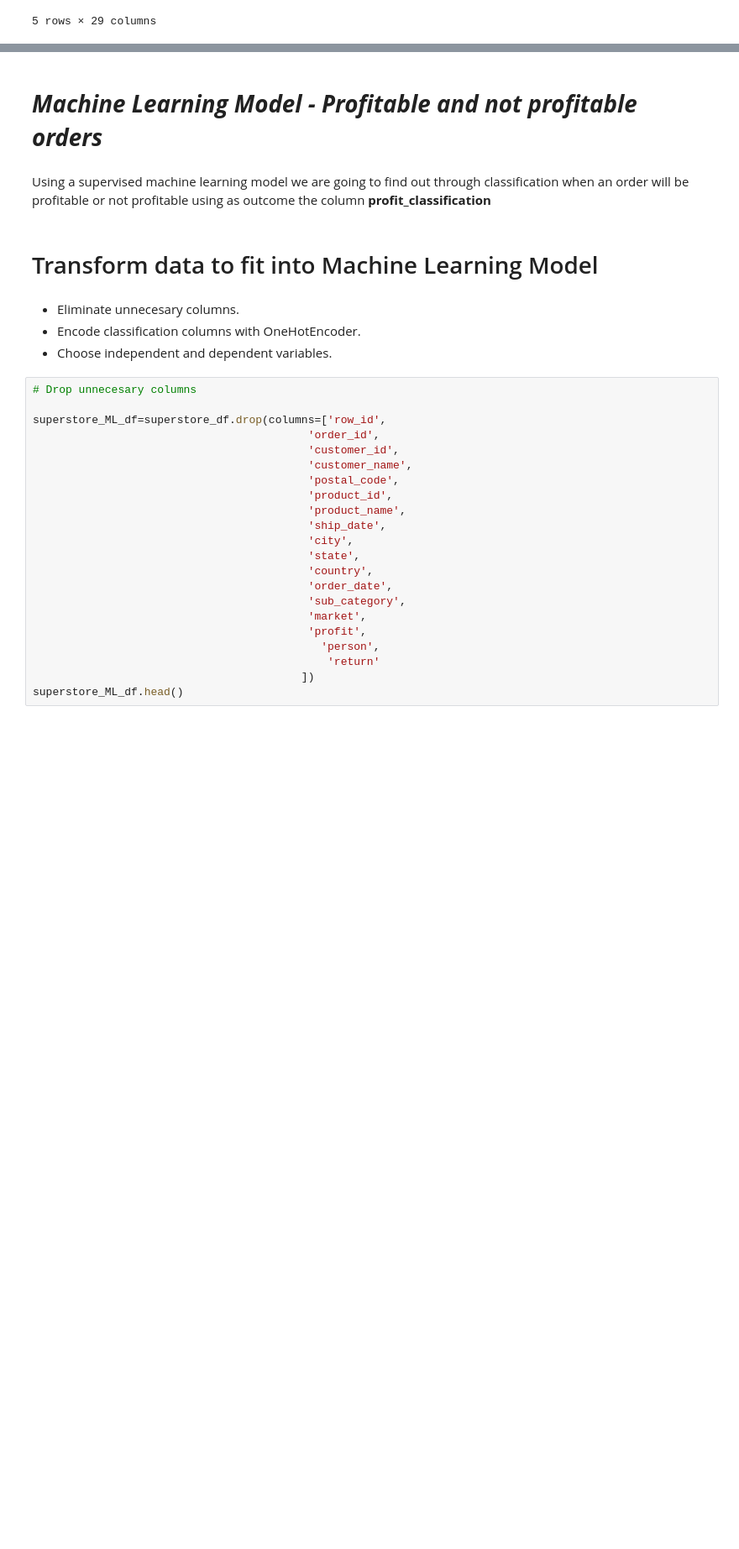
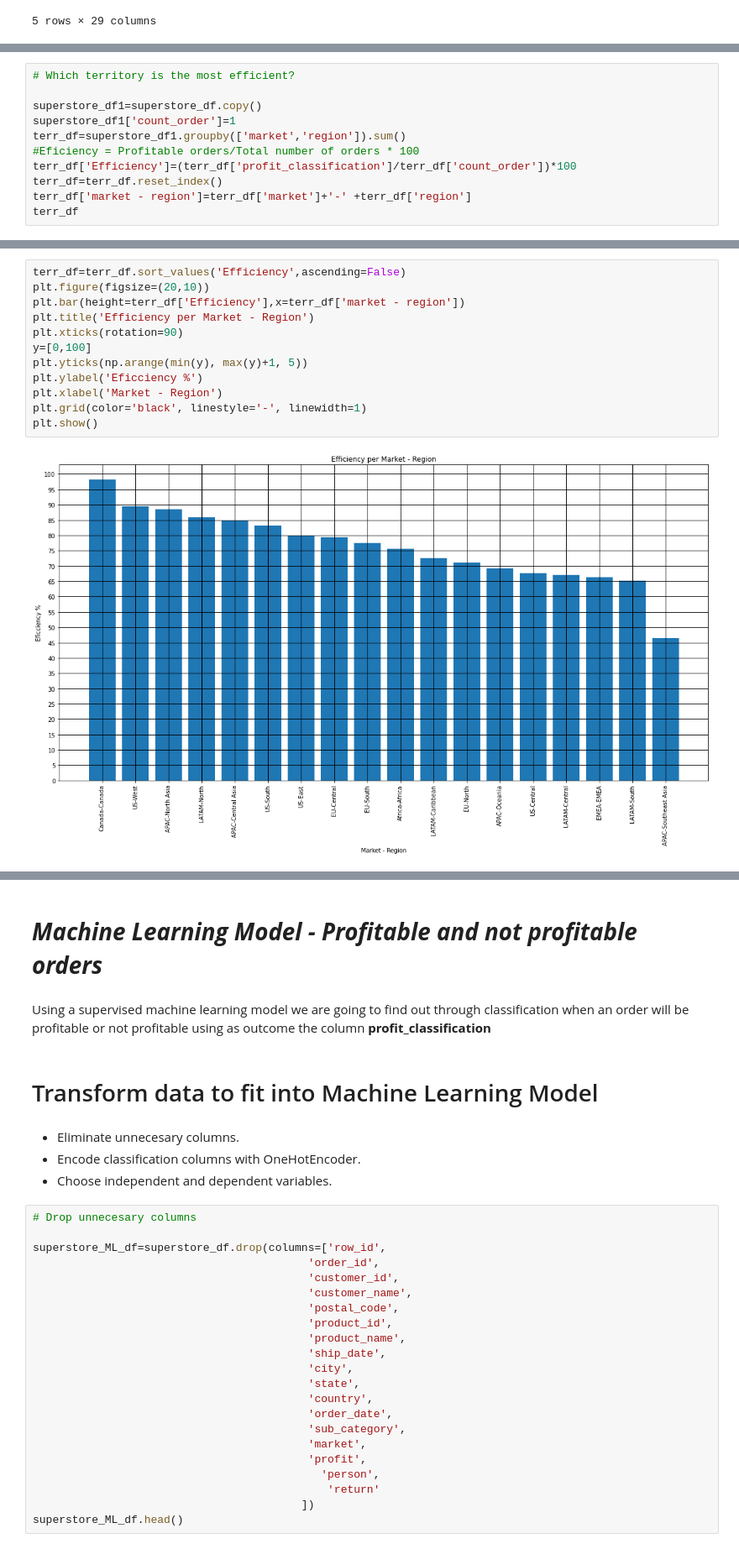
Before and after one commit to GaboRenovation/Bootcamp_final, a Jupyter notebook: Superstore_ML_Model.ipynb, the cells around one changed output, grey strips where cells are left out. Shown at 84% size. Saved outputs shown, nothing was run; the diff lists cells and outputs as text; blank space fills up the shorter version.

```diff
--- a/Superstore_ML_Model.ipynb
+++ b/Superstore_ML_Model.ipynb
@@ -203,0 +223,11 @@ superstore_df.head()
+# %%
+# Which territory is the most efficient?
+
+superstore_df1=superstore_df.copy()
+superstore_df1['count_order']=1
+terr_df=superstore_df1.groupby(['market','region']).sum()
+#Eficiency = Profitable orders/Total number of orders * 100
+terr_df['Efficiency']=(terr_df['profit_classification']/terr_df['count_order'])*100
+terr_df=terr_df.reset_index()
+terr_df['market - region']=terr_df['market']+'-' +terr_df['region']
+terr_df
@@ -203,0 +252,14 @@ superstore_df.head()
+# %%
+terr_df=terr_df.sort_values('Efficiency',ascending=False)
+plt.figure(figsize=(20,10))
+plt.bar(height=terr_df['Efficiency'],x=terr_df['market - region'])
+plt.title('Efficiency per Market - Region')
+plt.xticks(rotation=90)
+y=[0,100]
+plt.yticks(np.arange(min(y), max(y)+1, 5))
+plt.ylabel('Eficciency %')
+plt.xlabel('Market - Region')
+plt.grid(color='black', linestyle='-', linewidth=1)
+plt.show()
+# %% [output]
+[figure, added]
```
Also changed, not shown: parts of 22 cells of this notebook.
